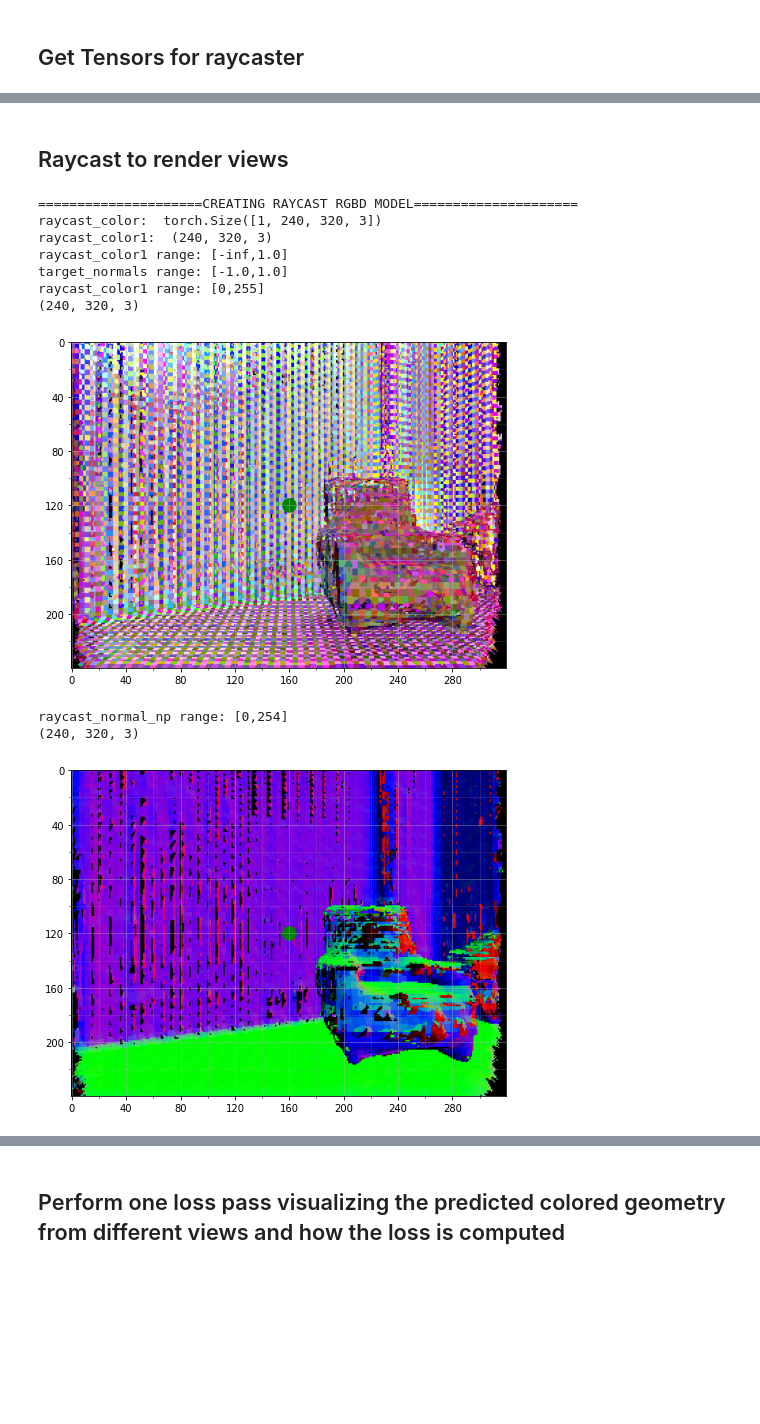
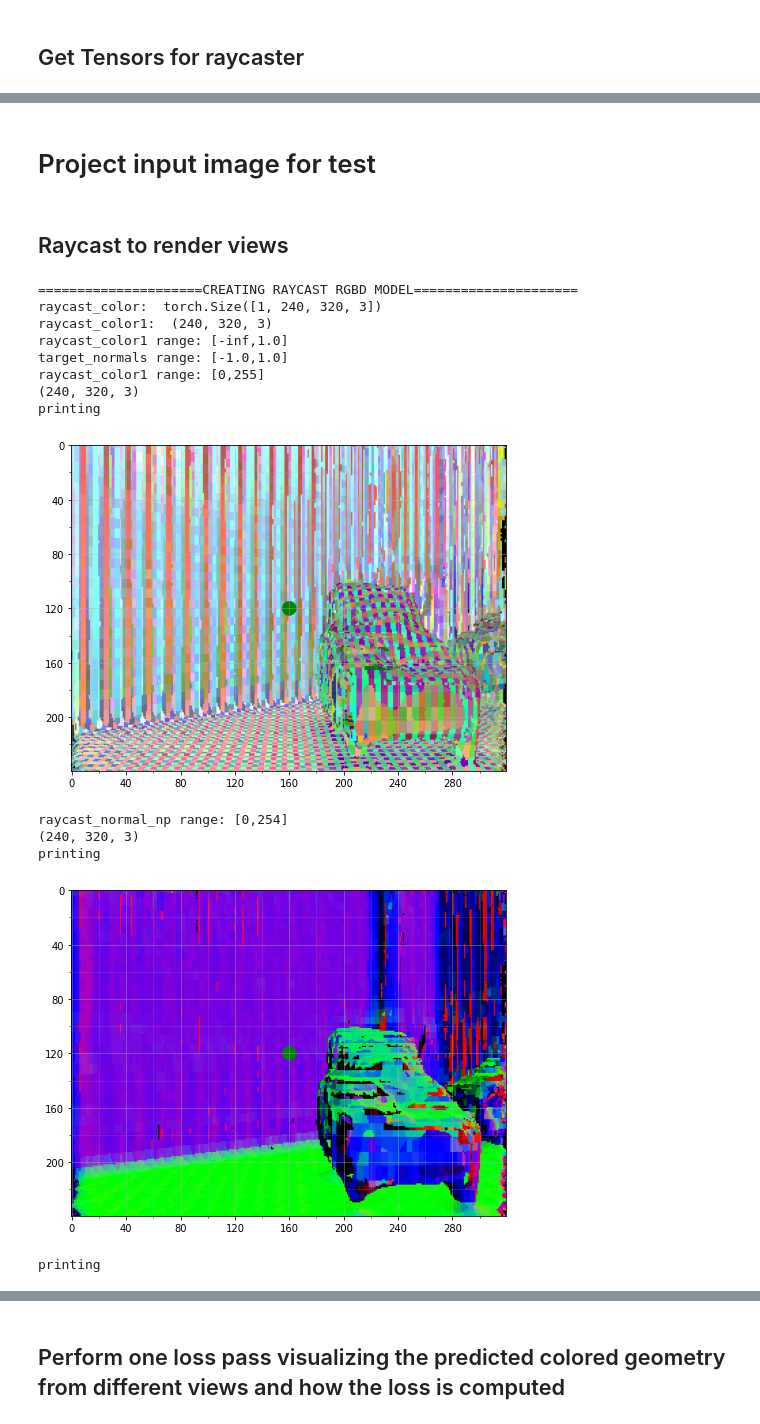
Before and after one commit to jdgalviss/panoptic-reconstruction, a Jupyter notebook: 02_loss.ipynb, the cells around one changed output, grey strips where cells are left out. Drawn from its saved outputs; the diff is of its cells as text; code cells hidden in the pictures; blank space fills up the shorter version.

```diff
--- a/02_loss.ipynb
+++ b/02_loss.ipynb
@@ -135,7 +137,7 @@ for idx, (image_ids, targets) in enumerate(dataloader):
     iteration_end = time.time()
 
     print("\riteration: {}, total_loss: {}, rgb_loss:{}".format(iteration, total_loss, rgb_loss), end="")
-    if iteration%20 == 0:
+    if iteration%100 == 0:
         print("\riteration: {}, total_loss: {}, rgb_loss:{}".format(iteration, total_loss, rgb_loss))
 
     # if idx>4:
@@ -232,25 +234,45 @@ geometry values: [3.0,-0.1364133358001709]
 from pytorch3d.renderer import (
     look_at_view_transform,
 )
+from torch.nn import functional as F
 def homogeneous_transform(R,t):
     last_row = torch.FloatTensor([[0,0,0,1]]).unsqueeze(0)
     T = torch.cat((R,t),dim=2)
     return torch.cat((T,last_row),dim=1)
 
+sdf = geometry.clone()
+
+# sdf*=2.0
+size = (256,128,256)
+rgb = (F.interpolate(rgb.unsqueeze(0), size=size, mode="trilinear", align_corners=True))[0]
+sdf = (F.interpolate(sdf.unsqueeze(0).unsqueeze(0), size=size, mode="trilinear", align_corners=True))[0,0]
+
 truncation = 1.5
-sdf = geometry.unsqueeze(0).unsqueeze(0)
 sdf = torch.clamp(sdf,0.0,3.0)
 sdf-=1.5
 
+print("colors shape: ", rgb.shape)
+print("sdf shape: ", sdf.shape)
+
+sdf = sdf.unsqueeze(0).unsqueeze(0)
+
+# colors = rgb.unsqueeze(0) #
 colors = rgb.permute(1,2,3,0).unsqueeze(0)
+# colors = rgb.permute(1,0,2,3).unsqueeze(0)
+
+# colors = (F.interpolate(colors, size=(128,128,128), mode="nearest"))
 print("sdf shape: ", sdf.shape)
 print("colors shape: ", colors.shape)
+# print("colors2 shape: ", colors2.shape)
+
 
 locs = torch.nonzero(torch.abs(sdf[:,0]) < truncation)
 print("locs shape: ", locs.shape)
 
 locs = torch.cat([locs[:,1:], locs[:,:1]],1).contiguous()
 print("locs shape: ", locs.shape)
+print("locs range [{},{}]: ".format(torch.min(locs), torch.max(locs)))
+
 
 vals = sdf[locs[:,-1],:,locs[:,0],locs[:,1],locs[:,2]].contiguous()
 colors = colors[locs[:,-1],locs[:,0],locs[:,1],locs[:,2],:].float() #/255.0
@@ -258,6 +280,8 @@ print("vals shape: ", vals.shape)
 print("vals range: [{},{}]".format(torch.min(vals),torch.max(vals)))
 print("colors shape: ", colors.shape)
 print("colors range: [{},{}]".format(torch.min(colors),torch.max(colors)))
-intrinsics = torch.FloatTensor([[277.1281435, 311.76912635, 159.0, 119.0]]).to(device)
+
+
+
 # # view_matrix =
 # %% [output]
@@ -271 +298,3 @@ colors shape:  torch.Size([99841, 3])
 colors range: [0.0,1.0]
+# %% [markdown]
+# Project input image for test
@@ -275,26 +362,28 @@ colors range: [0.0,1.0]
 import cv2
 import matplotlib.pyplot as plt
 from plot_image_grid import plot_image
-from utils_spsg.raycast_rgbd.raycast_rgbd import RaycastRGBD
+from utils.raycast_rgbd.raycast_rgbd import RaycastRGBD
 from PIL import Image
 
 # 14.399999999999999,30.700000000000024,-72.40000000000003
-input_dim = (256, 256, 256)
+input_dim = size
 batch_size = 1
 style_width = 320
 style_height = 240
 voxelsize = 0.03
 raycast_depth_max = 6.0
-ray_increment = 0.3 * truncation
-thresh_sample_dist = 50.5 * ray_increment
+ray_increment = 0.03 * truncation
+thresh_sample_dist = 100.5 * ray_increment
 max_num_locs_per_sample = 640000
+intrinsics = torch.FloatTensor([[277.1281435, 311.76912635*2, 160.0, 120.0]]).to(device)
 
 raycaster_rgbd = RaycastRGBD(batch_size, input_dim, style_width, style_height, depth_min=0.1/voxelsize, depth_max=raycast_depth_max/voxelsize,
                              thresh_sample_dist=thresh_sample_dist, ray_increment=ray_increment, max_num_locs_per_sample=max_num_locs_per_sample)
 
 R0, t0 = look_at_view_transform(dist=-180, elev=0, azim=90)
-t0 = torch.FloatTensor([[20.0,128.0,128.0]])
-view_matrix = homogeneous_transform(R0,t0.transpose(0,1).unsqueeze(0)).to(device)
+t0 = torch.FloatTensor([[22.0,63.5,127.5]])
+
+view_matrix = homogeneous_transform(R0*1.0,t0.transpose(0,1).unsqueeze(0)).to(device)
 
 target_normals = loss_util.compute_normals_sparse(locs, vals, sdf.shape[2:], transform=torch.inverse(view_matrix))
 raycast_color, _, raycast_normal = raycaster_rgbd(locs, vals, colors.contiguous(), target_normals, view_matrix, intrinsics)
@@ -302,35 +391,38 @@ raycast_color = torch.fliplr(raycast_color[0]).unsqueeze(0)
 raycast_normal = torch.fliplr(raycast_normal[0]).unsqueeze(0)
 
 raycast_color_np = raycast_color[0].detach().cpu().numpy()
 raycast_normal_np = raycast_normal[0].detach().cpu().numpy()
 print("raycast_color: ",raycast_color.shape)
 
 print("raycast_color1: ",raycast_color_np.shape)
 print("raycast_color1 range: [{},{}]".format(np.amin(raycast_color_np), np.amax(raycast_color_np)))
 print("target_normals range: [{},{}]".format(torch.min(target_normals), torch.max(target_normals)))
 raycast_color_np[raycast_color_np<0.0] = 0.0
 raycast_color_np = (255.0*raycast_color_np).astype(np.uint8)
 print("raycast_color1 range: [{},{}]".format(np.amin(raycast_color_np), np.amax(raycast_color_np)))
 print(raycast_color_np.shape)
 plot_image(raycast_color_np)
 raycast_normal_np[raycast_normal_np<0.0] = 0.0
 raycast_normal_np = (255.0*raycast_normal_np).astype(np.uint8)
 print("\nraycast_normal_np range: [{},{}]".format(np.amin(raycast_normal_np), np.amax(raycast_normal_np)))
 print(raycast_normal_np.shape)
 plot_image(raycast_normal_np)
 
 input_img = Image.open('data/front3d/70f7c6c1-c48f-4106-bcef-40b80b84bbad/rgb_0001.png')
 plot_image(input_img)
 # %% [output]
 =====================CREATING RAYCAST RGBD MODEL=====================
 raycast_color:  torch.Size([1, 240, 320, 3])
 raycast_color1:  (240, 320, 3)
 raycast_color1 range: [-inf,1.0]
 target_normals range: [-1.0,1.0]
 raycast_color1 range: [0,255]
 (240, 320, 3)
+printing
-[figure, old version]
+[figure, new version]
 raycast_normal_np range: [0,254]
 (240, 320, 3)
+printing
-[figure, old version]
+[figure, new version]
+printing
 [figure]
```
Also changed, not shown: parts of 20 cells of this notebook, 4 other files.
